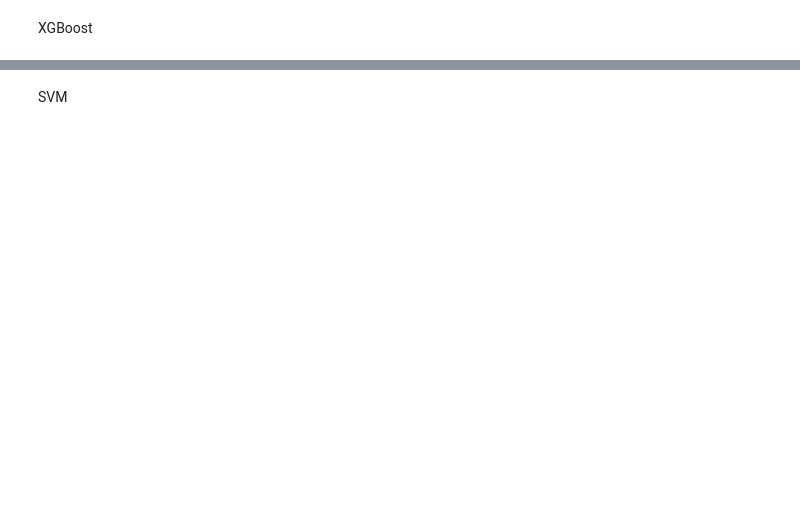
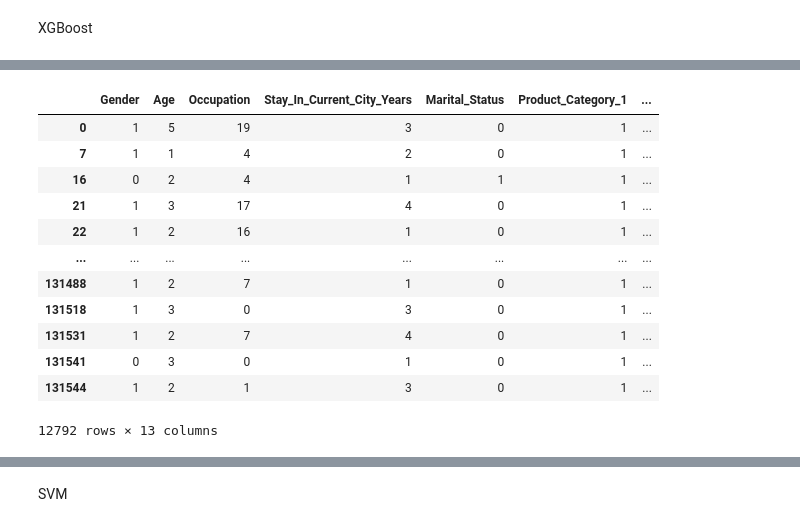
Before and after one commit to Kosta-Dimitrov/Black-Friday-Data-Analysis, a Jupyter notebook: black-friday.ipynb, the cells around one changed output, grey strips where cells are left out. Cells and saved outputs as stored; diff of their text form; code cells hidden in the pictures; blank space fills up the shorter version.

```diff
--- a/black-friday.ipynb
+++ b/black-friday.ipynb
@@ -445,11 +468,17 @@ XGBoost
 # %%
 from xgboost import XGBRegressor
 
-xgboost = XGBRegressor()
+xgboost = XGBRegressor(
+    #default 100
+    n_estimators = 1000
+)
 xgboost.fit(X_train, Y_train)
 xgboost_preds = xgboost.predict(X_test)
+predicts_test = xgboost.predict(X_train)
 
 print("\nXGBoost:")
 print("Mean Squared Error:", mean_squared_error(Y_test, xgboost_preds))
 print("R-squared:", r2_score(Y_test, xgboost_preds))
+print("Mean Squared Error:", mean_squared_error(Y_train, predicts_test))
+print("R-squared:", r2_score(Y_train, predicts_test))
 # %% [output]
@@ -456,0 +494,8 @@ ModuleNotFoundError: No module named 'xgboost'
+# %%
+type(xgboost_preds)
+type(X_test)
+
+pd.concat([X_test, Y_test], axis=1).reset_index(drop=True)
+df_pred = pd.concat([pd.concat([X_test, Y_test], axis=1).reset_index(drop=True), pd.Series(xgboost_preds)], axis=1)
+df_pred = df_pred.rename({0:'Prediction'}, axis = 1)
+df_pred.head()
@@ -456,0 +509,16 @@ ModuleNotFoundError: No module named 'xgboost'
+# %%
+df_pred[np.abs(df_pred['Purchase']-df_pred['Prediction']) > 10000 ]
+# %% [output]
+|  | Gender | Age | Occupation | Stay_In_Current_City_Years | Marital_Status | Product_Category_1 | ... |
+| 0 | 1 | 5 | 19 | 3 | 0 | 1 | ... |
+| 7 | 1 | 1 | 4 | 2 | 0 | 1 | ... |
+| 16 | 0 | 2 | 4 | 1 | 1 | 1 | ... |
+| 21 | 1 | 3 | 17 | 4 | 0 | 1 | ... |
+| 22 | 1 | 2 | 16 | 1 | 0 | 1 | ... |
+| ... | ... | ... | ... | ... | ... | ... | ... |
+| 131488 | 1 | 2 | 7 | 1 | 0 | 1 | ... |
+| 131518 | 1 | 3 | 0 | 3 | 0 | 1 | ... |
+| 131531 | 1 | 2 | 7 | 4 | 0 | 1 | ... |
+| 131541 | 0 | 3 | 0 | 1 | 0 | 1 | ... |
+| 131544 | 1 | 2 | 1 | 3 | 0 | 1 | ... |
+12792 rows × 13 columns
```
Also changed, not shown: parts of 31 cells of this notebook.
